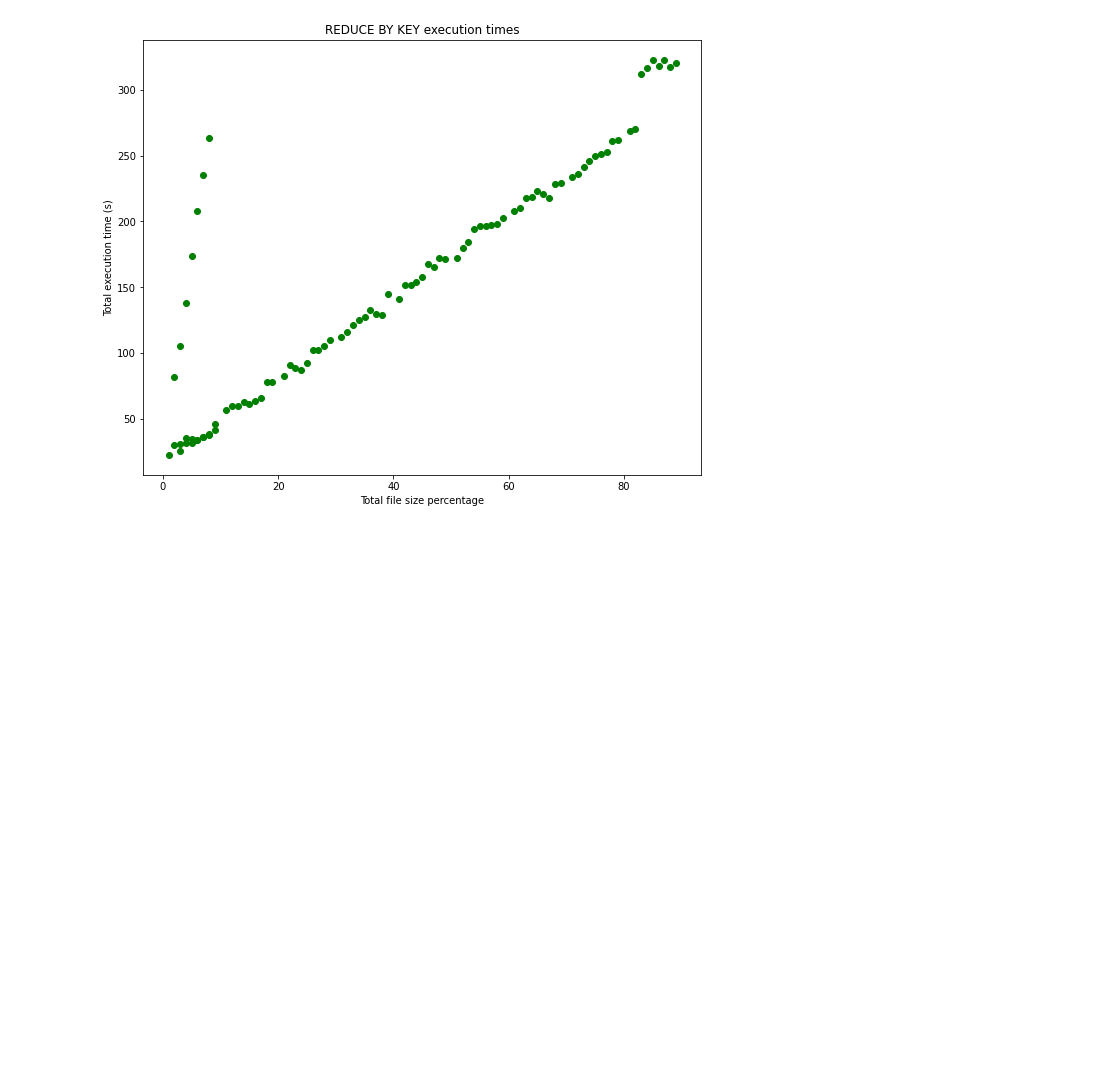
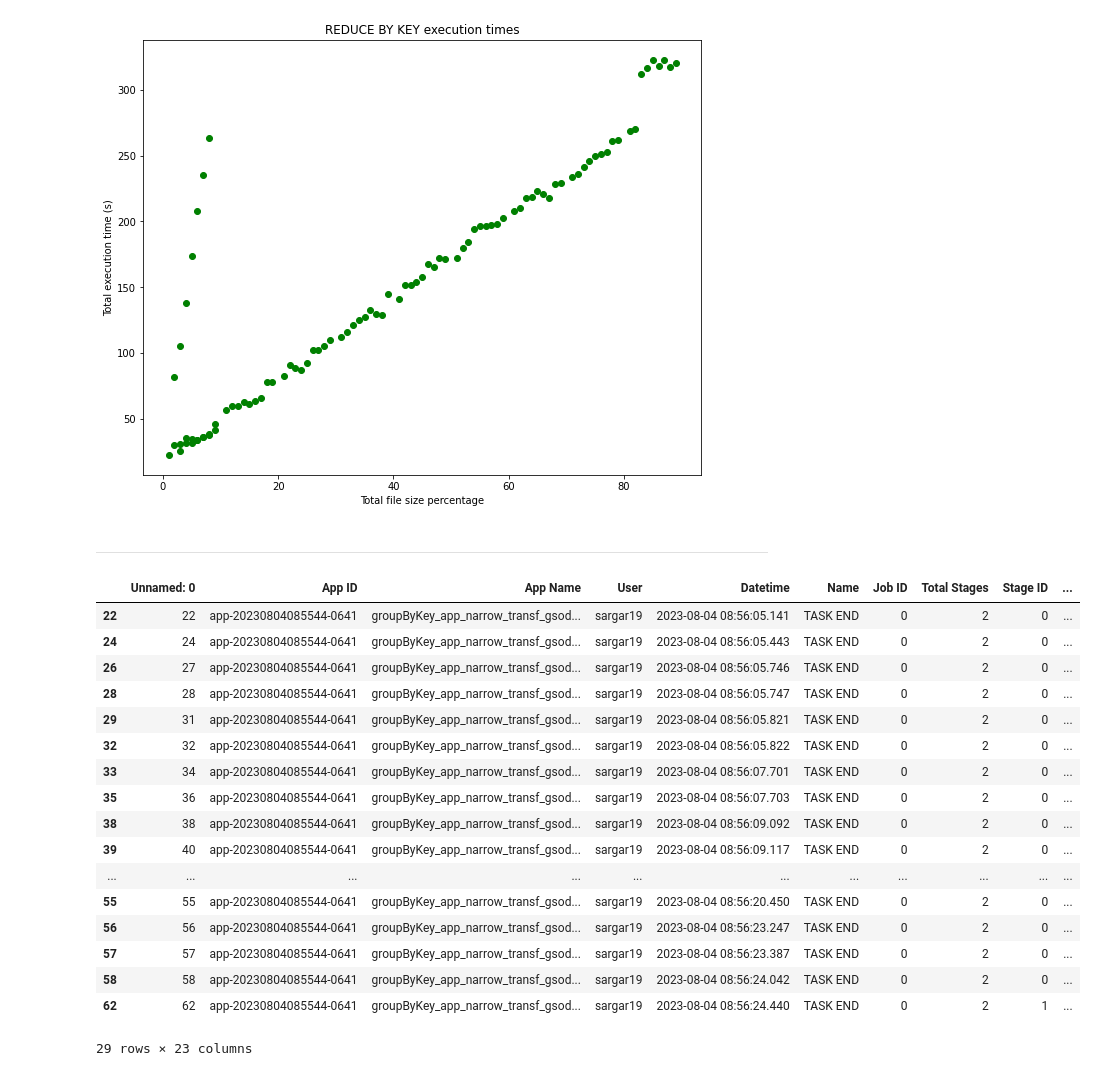
Before and after one commit to sargar19/trabajo-fin-de-grado, a Jupyter notebook: notebooks/Execution times graphs.ipynb, the cells around one changed output. Drawn from its saved outputs; the diff is of its cells as text; code cells hidden in the pictures; blank space fills up the shorter version.

```diff
--- a/notebooks/Execution times graphs.ipynb
+++ b/notebooks/Execution times graphs.ipynb
@@ -215,3 +215,27 @@ plt.title('REDUCE BY KEY execution times')
 plt.show()
 # %% [output]
 [figure]
+# %% [markdown]
+----------
+# %%
+df_sample = df.loc[df['App ID'] == 'app-20230804085544-0641']
+df_sample.loc[df_sample['SHUFFLEW: Shuffle Bytes Written'] != '-']
+# %% [output]
+|  | Unnamed: 0 | App ID | App Name | User | Datetime | Name | Job ID | Total Stages | Stage ID | ... |
+| 22 | 22 | app-20230804085544-0641 | groupByKey_app_narrow_transf_gsod... | sargar19 | 2023-08-04 08:56:05.141 | TASK END | 0 | 2 | 0 | ... |
+| 24 | 24 | app-20230804085544-0641 | groupByKey_app_narrow_transf_gsod... | sargar19 | 2023-08-04 08:56:05.443 | TASK END | 0 | 2 | 0 | ... |
+| 26 | 27 | app-20230804085544-0641 | groupByKey_app_narrow_transf_gsod... | sargar19 | 2023-08-04 08:56:05.746 | TASK END | 0 | 2 | 0 | ... |
+| 28 | 28 | app-20230804085544-0641 | groupByKey_app_narrow_transf_gsod... | sargar19 | 2023-08-04 08:56:05.747 | TASK END | 0 | 2 | 0 | ... |
+| 29 | 31 | app-20230804085544-0641 | groupByKey_app_narrow_transf_gsod... | sargar19 | 2023-08-04 08:56:05.821 | TASK END | 0 | 2 | 0 | ... |
+| 32 | 32 | app-20230804085544-0641 | groupByKey_app_narrow_transf_gsod... | sargar19 | 2023-08-04 08:56:05.822 | TASK END | 0 | 2 | 0 | ... |
+| 33 | 34 | app-20230804085544-0641 | groupByKey_app_narrow_transf_gsod... | sargar19 | 2023-08-04 08:56:07.701 | TASK END | 0 | 2 | 0 | ... |
+| 35 | 36 | app-20230804085544-0641 | groupByKey_app_narrow_transf_gsod... | sargar19 | 2023-08-04 08:56:07.703 | TASK END | 0 | 2 | 0 | ... |
+| 38 | 38 | app-20230804085544-0641 | groupByKey_app_narrow_transf_gsod... | sargar19 | 2023-08-04 08:56:09.092 | TASK END | 0 | 2 | 0 | ... |
+| 39 | 40 | app-20230804085544-0641 | groupByKey_app_narrow_transf_gsod... | sargar19 | 2023-08-04 08:56:09.117 | TASK END | 0 | 2 | 0 | ... |
+| ... | ... | ... | ... | ... | ... | ... | ... | ... | ... | ... |
+| 55 | 55 | app-20230804085544-0641 | groupByKey_app_narrow_transf_gsod... | sargar19 | 2023-08-04 08:56:20.450 | TASK END | 0 | 2 | 0 | ... |
+| 56 | 56 | app-20230804085544-0641 | groupByKey_app_narrow_transf_gsod... | sargar19 | 2023-08-04 08:56:23.247 | TASK END | 0 | 2 | 0 | ... |
+| 57 | 57 | app-20230804085544-0641 | groupByKey_app_narrow_transf_gsod... | sargar19 | 2023-08-04 08:56:23.387 | TASK END | 0 | 2 | 0 | ... |
+| 58 | 58 | app-20230804085544-0641 | groupByKey_app_narrow_transf_gsod... | sargar19 | 2023-08-04 08:56:24.042 | TASK END | 0 | 2 | 0 | ... |
+| 62 | 62 | app-20230804085544-0641 | groupByKey_app_narrow_transf_gsod... | sargar19 | 2023-08-04 08:56:24.440 | TASK END | 0 | 2 | 1 | ... |
+29 rows × 23 columns
```
Also changed, not shown: 2 other files.
